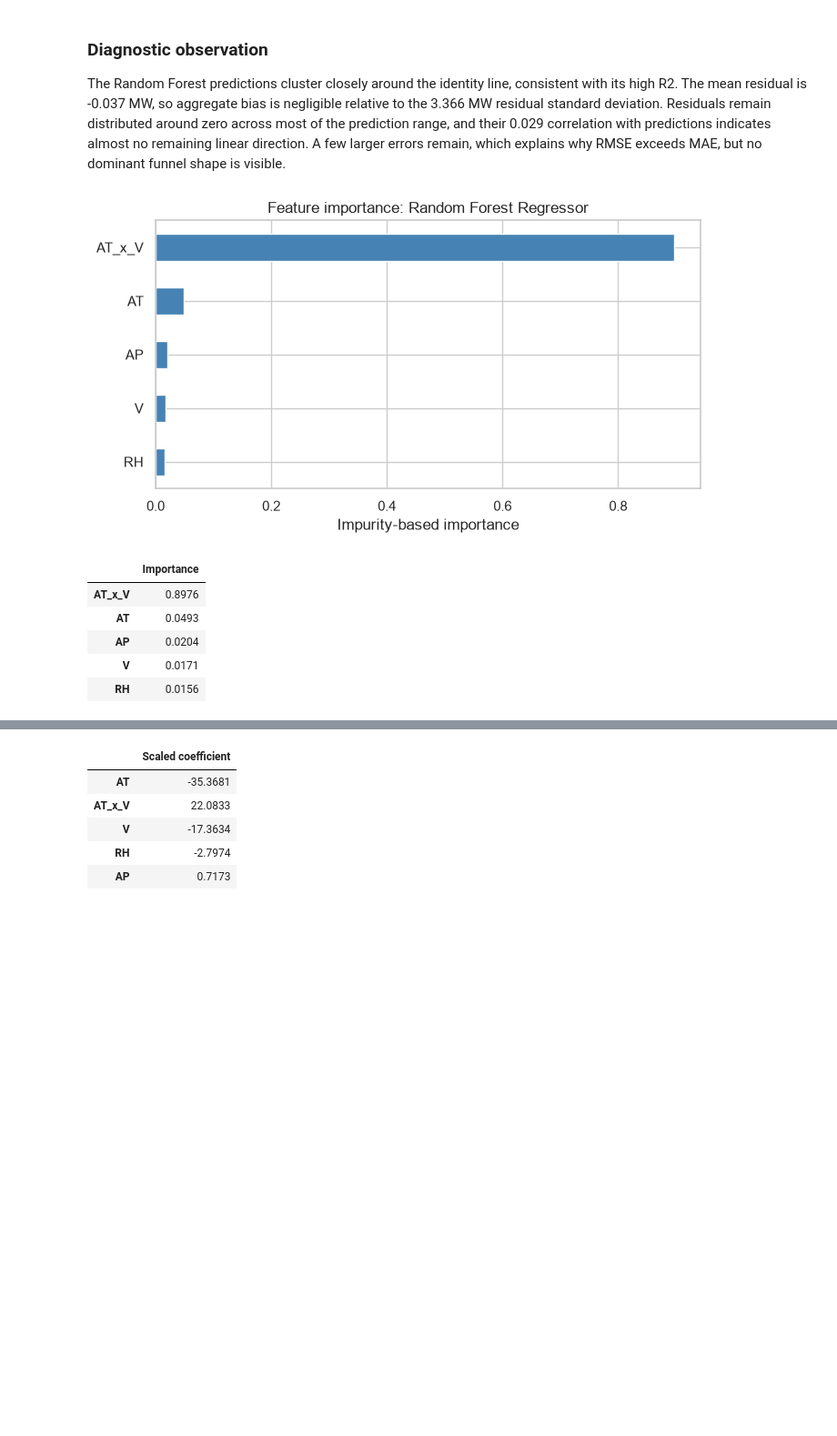
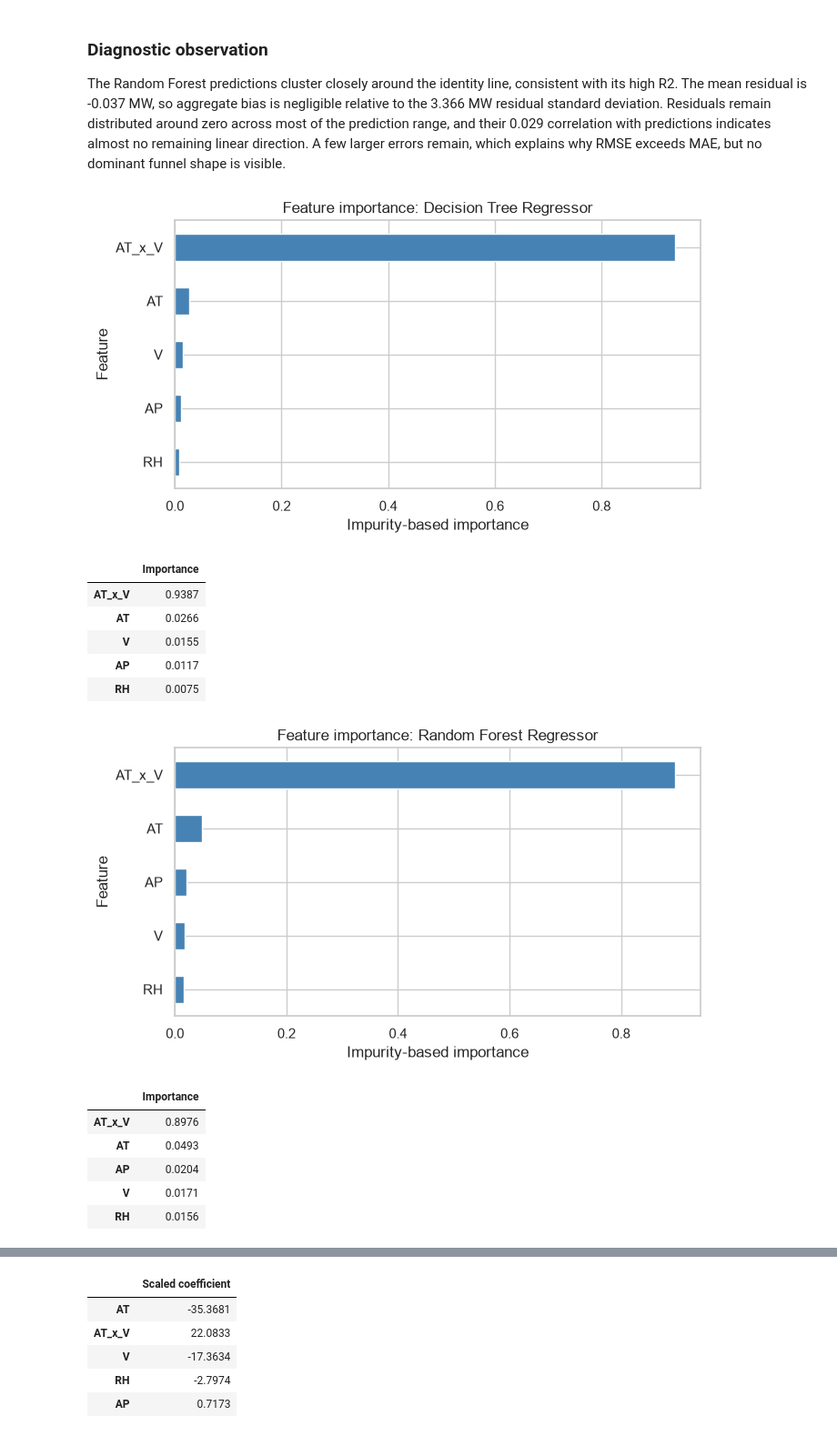
Before and after one commit to arhamgarg/ml-capstone, a Jupyter notebook: notebooks/regression.ipynb, the cells around one changed output, grey strips where cells are left out. Shown at 91% size. Cells and saved outputs as stored; diff of their text form; code cells hidden in the pictures; blank space fills up the shorter version.

```diff
--- a/notebooks/regression.ipynb
+++ b/notebooks/regression.ipynb
@@ -424,25 +437,32 @@ Residual-prediction correlation: 0.029
 
 The Random Forest predictions cluster closely around the identity line, consistent with its high R2. The mean residual is -0.037 MW, so aggregate bias is negligible relative to the 3.366 MW residual standard deviation. Residuals remain distributed around zero across most of the prediction range, and their 0.029 correlation with predictions indicates almost no remaining linear direction. A few larger errors remain, which explains why RMSE exceeds MAE, but no dominant funnel shape is visible.
 # %%
-tree_model_name = results[results["Model"].isin([
-    "Decision Tree Regressor", "Random Forest Regressor", "Gradient Boosting Regressor"
-])].iloc[0]["Model"]
-tree_model = fitted_models[tree_model_name]
-feature_importance = pd.Series(tree_model.feature_importances_, index=X_train.columns).sort_values()
-feature_importance.plot.barh(figsize=(7, 4), color="steelblue")
-plt.title(f"Feature importance: {tree_model_name}")
-plt.xlabel("Impurity-based importance")
-plt.tight_layout()
-plt.show()
-display(feature_importance.sort_values(ascending=False).rename("Importance").round(4).to_frame())
+for tree_model_name in ["Decision Tree Regressor", "Random Forest Regressor"]:
+    tree_model = fitted_models[tree_model_name]
+    feature_importance = pd.Series(tree_model.feature_importances_, index=X_train.columns).sort_values()
+    fig, ax = plt.subplots(figsize=(7, 4))
+    feature_importance.plot.barh(ax=ax, color="steelblue")
+    plt.title(f"Feature importance: {tree_model_name}")
+    plt.xlabel("Impurity-based importance")
+    plt.ylabel("Feature")
+    plt.tight_layout()
+    plt.show()
+    display(feature_importance.sort_values(ascending=False).rename("Importance").round(4).to_frame())
 # %% [output]
-[figure, old version]
+[figure, new version]
 |  | Importance |
-| AT_x_V | 0.8976 |
-| AT | 0.0493 |
-| AP | 0.0204 |
-| V | 0.0171 |
-| RH | 0.0156 |
+| AT_x_V | 0.9387 |
+| AT | 0.0266 |
+| V | 0.0155 |
+| AP | 0.0117 |
+| RH | 0.0075 |
+[figure, added]
+|  | Importance |
+| AT_x_V | 0.8976 |
+| AT | 0.0493 |
+| AP | 0.0204 |
+| V | 0.0171 |
+| RH | 0.0156 |
 # %% [markdown]
 ### Feature-importance observation
 
```
Also changed, not shown: parts of 20 cells of this notebook.
